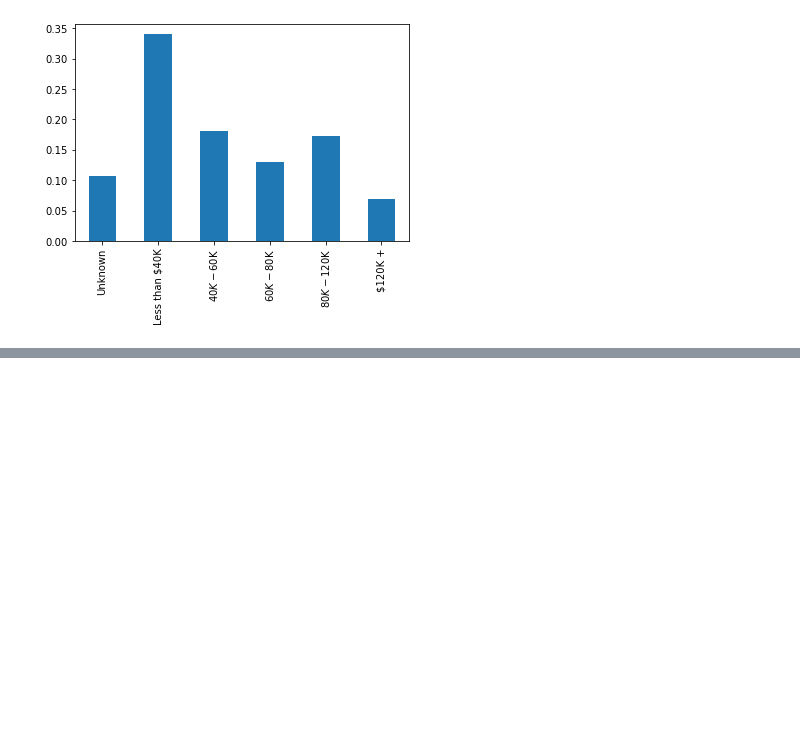
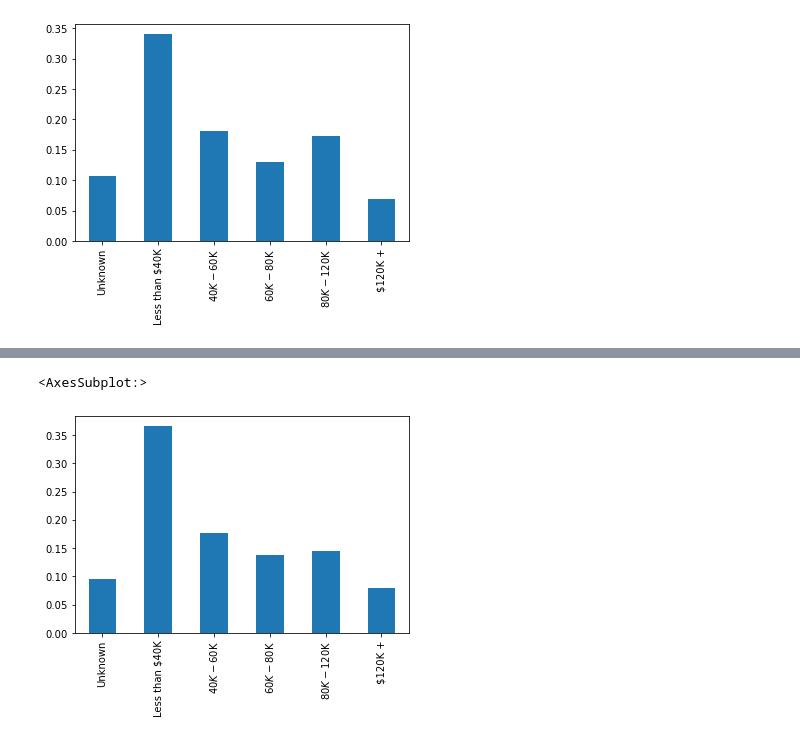
Before and after one commit to cmdraghici/BankChurners, a Jupyter notebook: SalaryQuestions.ipynb, the cells around one changed output, grey strips where cells are left out. Saved outputs shown, nothing was run; the diff lists cells and outputs as text; code cells hidden in the pictures; blank space fills up the shorter version.

```diff
--- a/SalaryQuestions.ipynb
+++ b/SalaryQuestions.ipynb
@@ -81,0 +81,5 @@ incomeAllDf['Doctorate'].plot(kind='bar')
+# %%
+incomeAllDf['Unknown'].plot(kind='bar')
+# %% [output]
+<AxesSubplot:>
+[figure, added]
```
Also changed, not shown: parts of 17 cells of this notebook.
